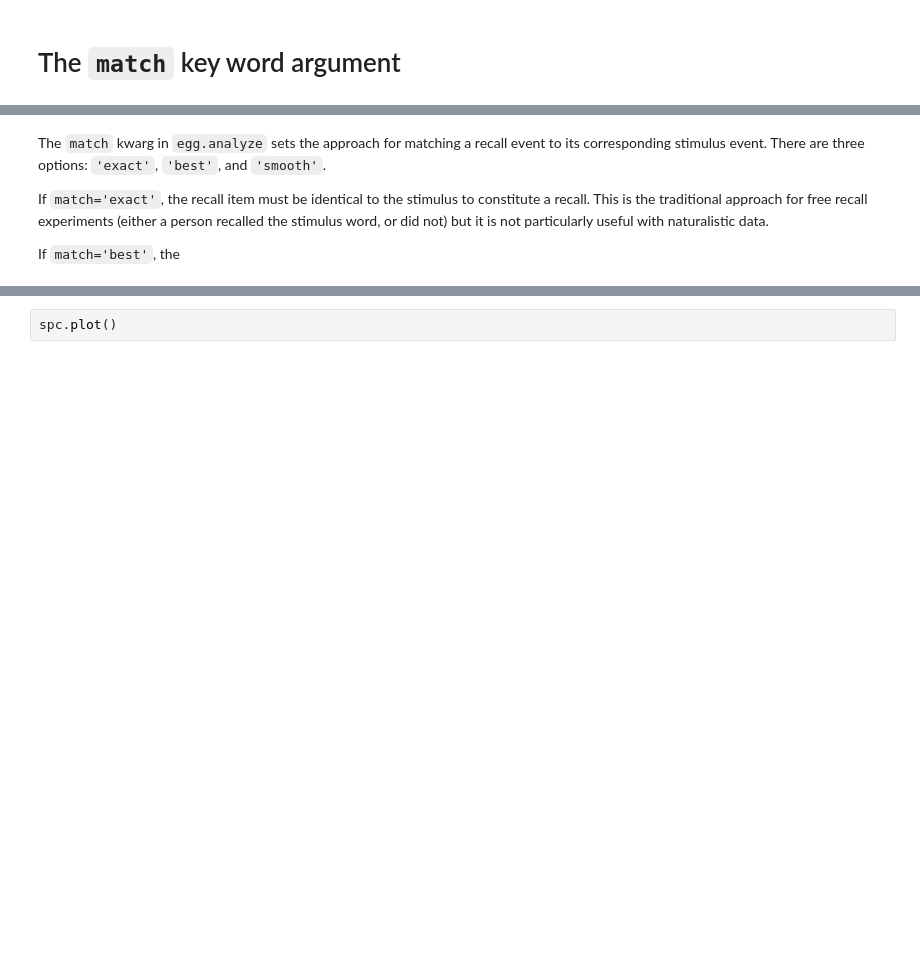
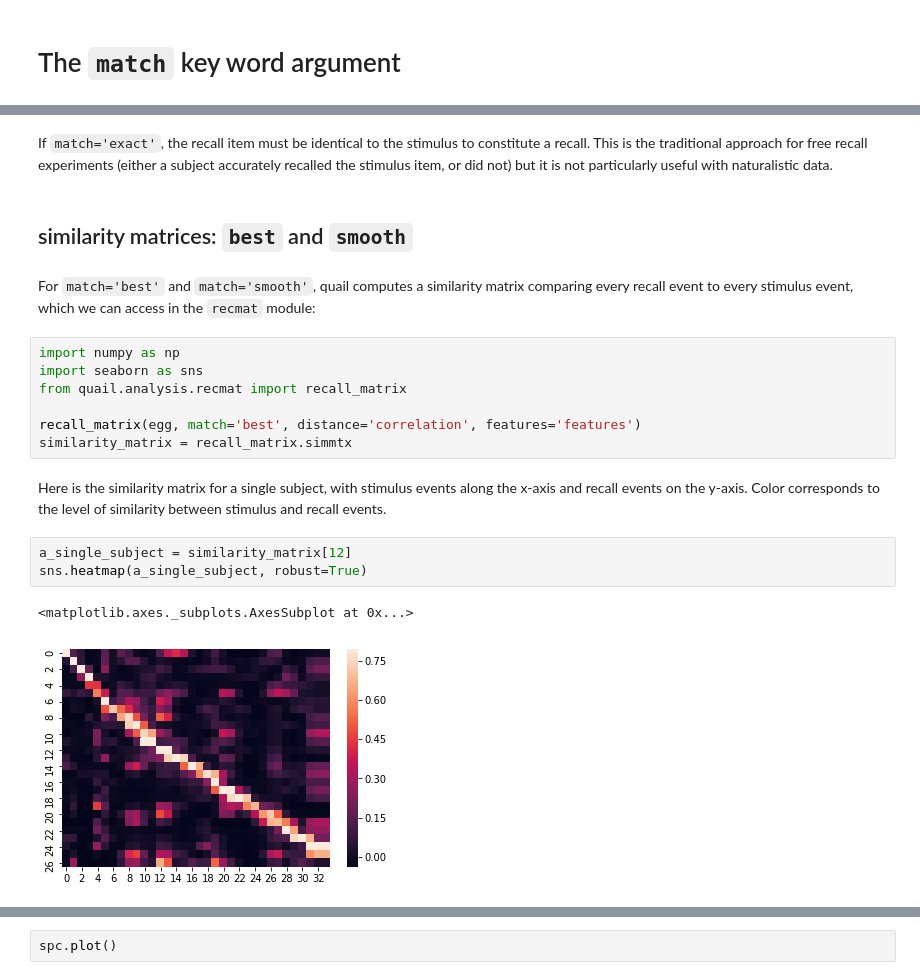
Before and after one commit to ContextLab/quail, a Jupyter notebook: docs/tutorial/naturalistic-analyses.ipynb, the cells around one changed output, grey strips where cells are left out. Cells and saved outputs as stored; diff of their text form; blank space fills up the shorter version.

Commit message:
updated naturalistic example data, added tutorial notebook, updated recmat

```diff
--- a/docs/tutorial/naturalistic-analyses.ipynb
+++ b/docs/tutorial/naturalistic-analyses.ipynb
@@ -72,7 +77,21 @@ egg.get_rec_features().head()
 # %% [markdown]
-The `match` kwarg in `egg.analyze` sets the approach for matching a recall event to its corresponding stimulus event.
-There are three options: `'exact'`, `'best'`, and `'smooth'`.
-
-If `match='exact'`, the recall item must be identical to the stimulus to constitute a recall. This is the traditional approach for free recall experiments (either a person recalled the stimulus word, or did not) but it is not particularly useful with naturalistic data.
-
-If `match='best'`, the
+If `match='exact'`, the recall item must be identical to the stimulus to constitute a recall. This is the traditional approach for free recall experiments (either a subject accurately recalled the stimulus item, or did not) but it is not particularly useful with naturalistic data.
+# %% [markdown]
+## similarity matrices: `best` and `smooth`
+# %% [markdown]
+For `match='best'` and `match='smooth'`, quail computes a similarity matrix comparing every recall event to every stimulus event, which we can access in the `recmat` module:
+# %%
+import numpy as np
+import seaborn as sns
+from quail.analysis.recmat import recall_matrix
+
+recall_matrix(egg, match='best', distance='correlation', features='features')
+similarity_matrix = recall_matrix.simmtx
+# %% [markdown]
+Here is the similarity matrix for a single subject, with stimulus events along the x-axis and recall events on the y-axis. Color corresponds to the level of similarity between stimulus and recall events.
+# %%
+a_single_subject = similarity_matrix[12]
+sns.heatmap(a_single_subject, robust=True)
+# %% [output]
+<matplotlib.axes._subplots.AxesSubplot at 0x...>
+[figure, added]
```
Also changed, not shown: parts of 43 cells of this notebook, 2 other files.
